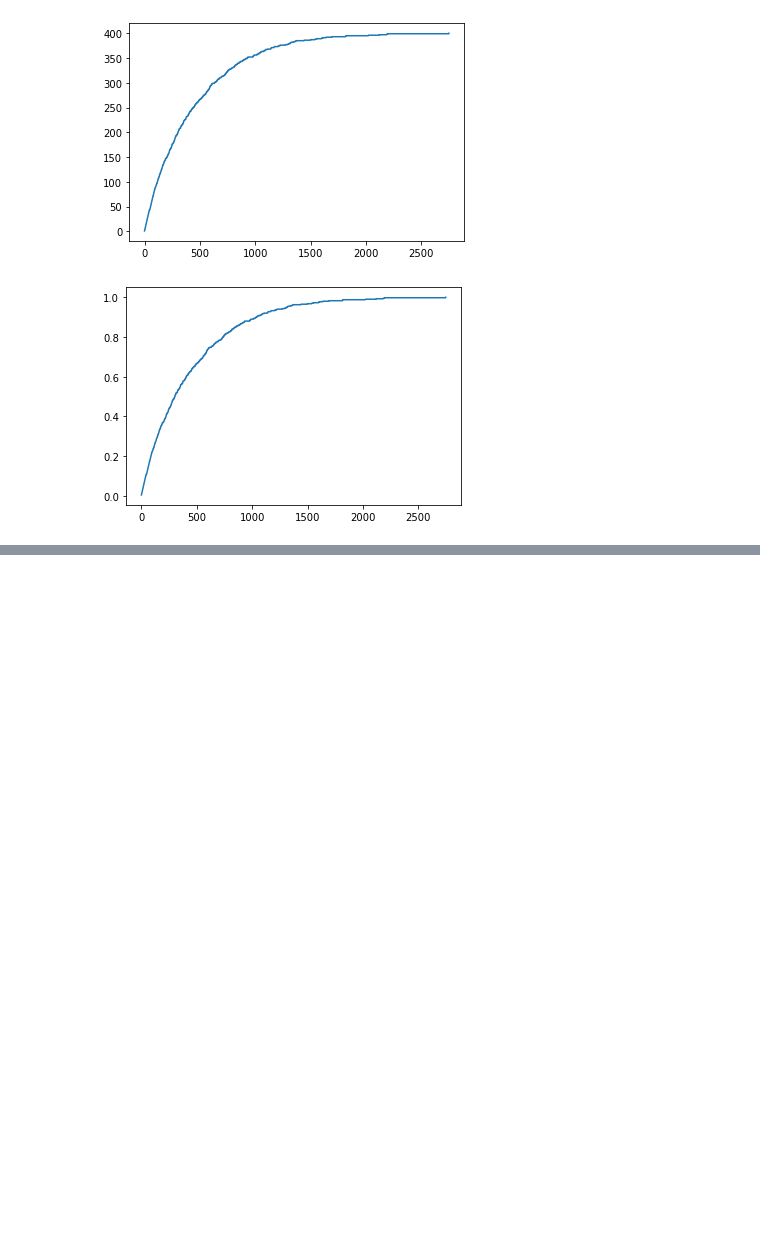
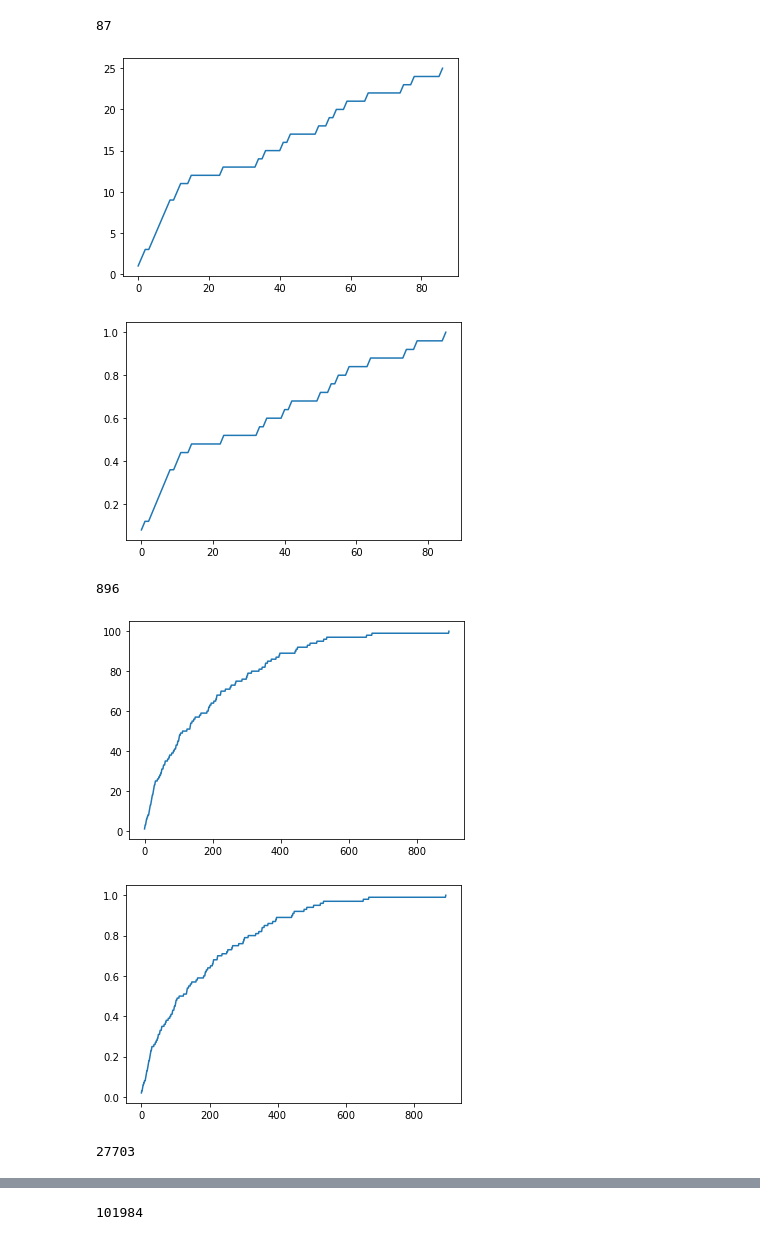
Before and after one commit to stovag/Simulations, a Jupyter notebook: Vangelis/Lab_06.ipynb, the cells around one changed output, grey strips where cells are left out. Cells and saved outputs as stored; diff of their text form; code cells hidden in the pictures; blank space fills up the shorter version.

```diff
--- a/Vangelis/Lab_06.ipynb
+++ b/Vangelis/Lab_06.ipynb
@@ -105,9 +42,11 @@ class System:
     def data_transfer(self):
         while self.informed < n**2:
             source = self.grid[r.randint(0, self.n-1)][r.randint(0, self.n-1)]
+            while source.informed_status == 0:
+                source = self.grid[r.randint(0, self.n-1)][r.randint(0, self.n-1)]
             neighbors = []
-            for x in range(source.i-1,source.i+2):
-                for y in range(source.j-1, source.j+2):
+            for x in range(source.i-radius,source.i+(radius+1)):
+                for y in range(source.j-radius, source.j+(radius+1)):
                     try:
                         neighbors.append(self.grid[x][y])
                     except:
@@ -120,6 +59,7 @@ class System:
                 self.informed += 1
             self.informed_steps.append(self.informed)
             self.A.append(self.informed/self.n**2)
+        print((len(self.informed_steps)))
 
     def __str__(self):
         msg = ""
@@ -140,14 +93,20 @@ class System:
 # %%
-for n in [20]:
+for n in [5, 10, 30, 50]:
 #     for succ in [100, 80, 30]:
     succ = 100
     radius = 1
     system = System(n, succ, radius)
     system.patient_zero()
     system.data_transfer()
     plt.plot(system.informed_steps)
     plt.show()
     plt.plot(system.A)
+    plt.show()
 # %% [output]
+87
-[figure, old version]
+[figure, new version]
-[figure, old version]
+[figure, new version]
+896
+[figure, added]
+[figure, added]
+27703
@@ -153,0 +115 @@ for n in [20]:
+101984
```
Also changed, not shown: parts of 5 cells of this notebook.
